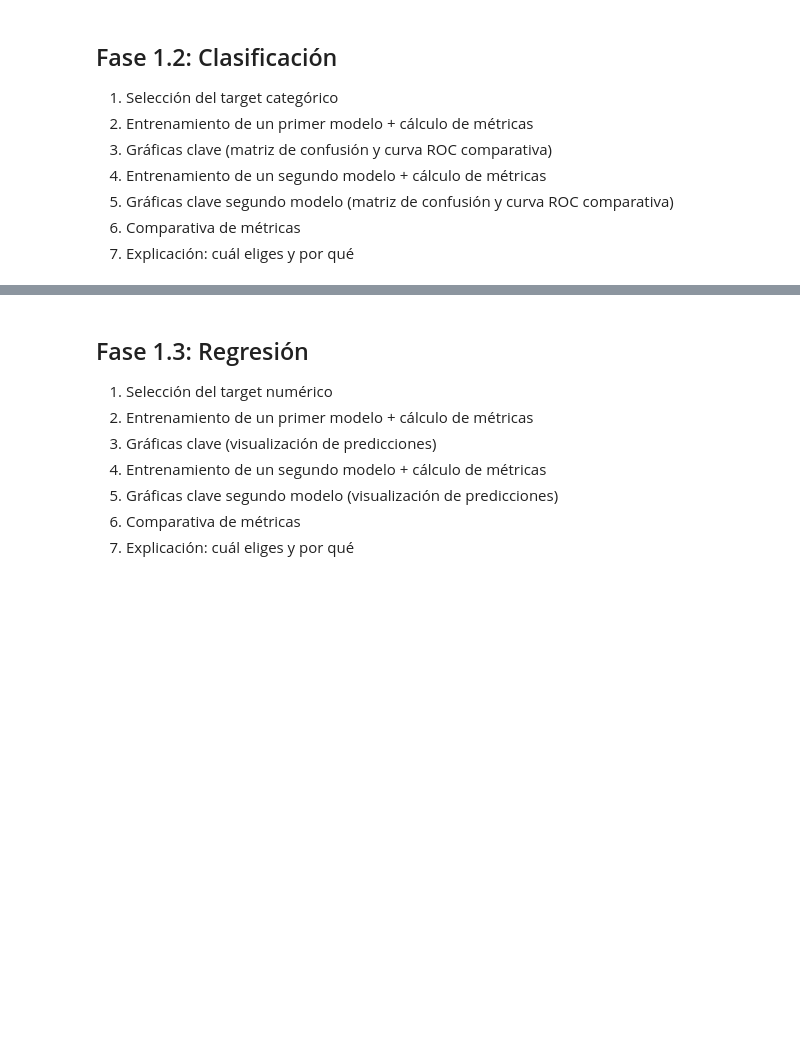
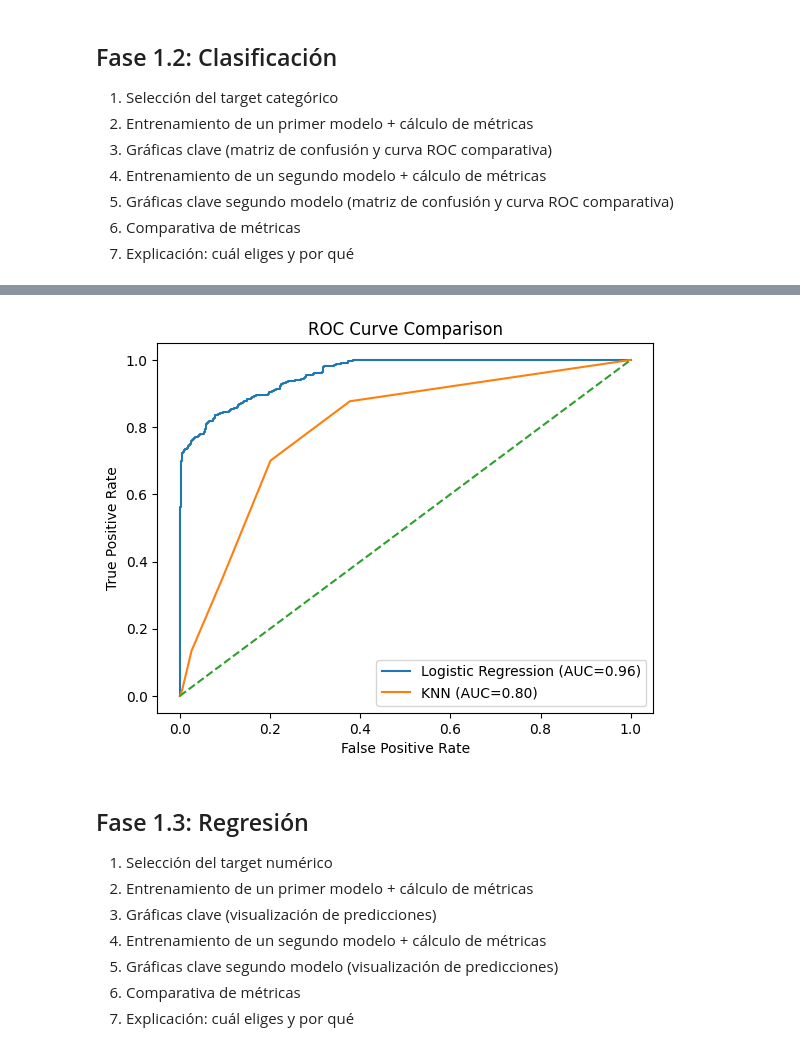
Before and after one commit to sofibarbeito/INESDI_Data-Science_ML_IA, a Jupyter notebook: [00] - Workshops/Workshop_ML_PartTime.ipynb, the cells around one changed output, grey strips where cells are left out. Cells and saved outputs as stored; diff of their text form; code cells hidden in the pictures; blank space fills up the shorter version.

```diff
--- a/[00] - Workshops/Workshop_ML_PartTime.ipynb
+++ b/[00] - Workshops/Workshop_ML_PartTime.ipynb
@@ -302,0 +408,16 @@ plt.show()
+# %%
+#CURVA ROC COMPARATIVA
+fpr_knn, tpr_knn, _ = roc_curve(y_test, y_prob_knn)
+roc_auc_knn = auc(fpr_knn, tpr_knn)
+
+plt.plot(fpr_lr, tpr_lr, label=f"Logistic Regression (AUC={roc_auc_lr:.2f})")
+plt.plot(fpr_knn, tpr_knn, label=f"KNN (AUC={roc_auc_knn:.2f})")
+plt.plot([0,1],[0,1],'--')
+
+plt.xlabel("False Positive Rate")
+plt.ylabel("True Positive Rate")
+plt.title("ROC Curve Comparison")
+plt.legend()
+plt.show()
+# %% [output]
+[figure, added]
```
Also changed, not shown: parts of 9 cells of this notebook.
